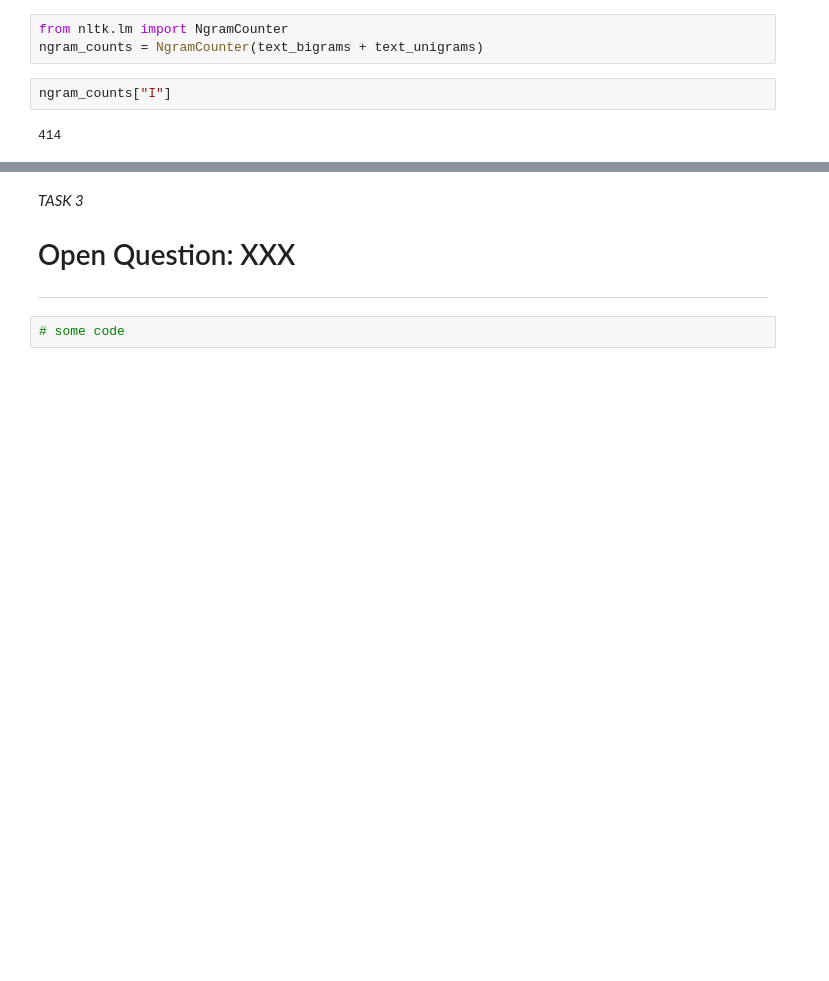
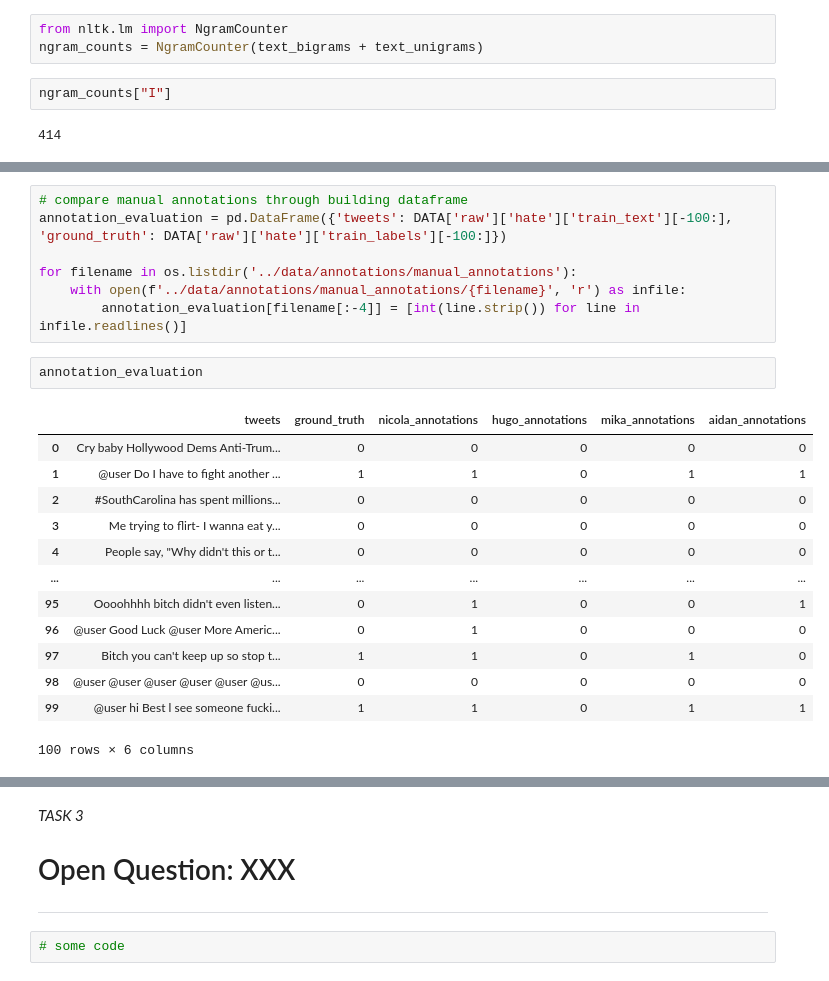
Before and after one commit to jonas-mika/twitter-hatespeech-detection, a Jupyter notebook: notebooks/project4.ipynb, the cells around one changed output, grey strips where cells are left out. Saved outputs shown, nothing was run; the diff lists cells and outputs as text; blank space fills up the shorter version.

Commit message:
Started work on ex3 and added our own annotation files

```diff
--- a/notebooks/project4.ipynb
+++ b/notebooks/project4.ipynb
@@ -637,0 +637,23 @@ ngram_counts["I"]
+# %%
+# compare manual annotations through building dataframe
+annotation_evaluation = pd.DataFrame({'tweets': DATA['raw']['hate']['train_text'][-100:], 'ground_truth': DATA['raw']['hate']['train_labels'][-100:]})
+
+for filename in os.listdir('../data/annotations/manual_annotations'):
+    with open(f'../data/annotations/manual_annotations/{filename}', 'r') as infile:
+        annotation_evaluation[filename[:-4]] = [int(line.strip()) for line in infile.readlines()]
+# %%
+annotation_evaluation
+# %% [output]
+|  | tweets | ground_truth | nicola_annotations | hugo_annotations | mika_annotations | aidan_annotations |
+| 0 | Cry baby Hollywood Dems Anti-Trum... | 0 | 0 | 0 | 0 | 0 |
+| 1 | @user Do I have to fight another ... | 1 | 1 | 0 | 1 | 1 |
+| 2 | #SouthCarolina has spent millions... | 0 | 0 | 0 | 0 | 0 |
+| 3 | Me trying to flirt- I wanna eat y... | 0 | 0 | 0 | 0 | 0 |
+| 4 | People say, "Why didn't this or t... | 0 | 0 | 0 | 0 | 0 |
+| ... | ... | ... | ... | ... | ... | ... |
+| 95 | Oooohhhh bitch didn't even listen... | 0 | 1 | 0 | 0 | 1 |
+| 96 | @user Good Luck @user More Americ... | 0 | 1 | 0 | 0 | 0 |
+| 97 | Bitch you can't keep up so stop t... | 1 | 1 | 0 | 1 | 0 |
+| 98 | @user @user @user @user @user @us... | 0 | 0 | 0 | 0 | 0 |
+| 99 | @user hi Best l see someone fucki... | 1 | 1 | 0 | 1 | 1 |
+100 rows × 6 columns
```
Also changed, not shown: parts of 12 cells of this notebook, 6 other files.
